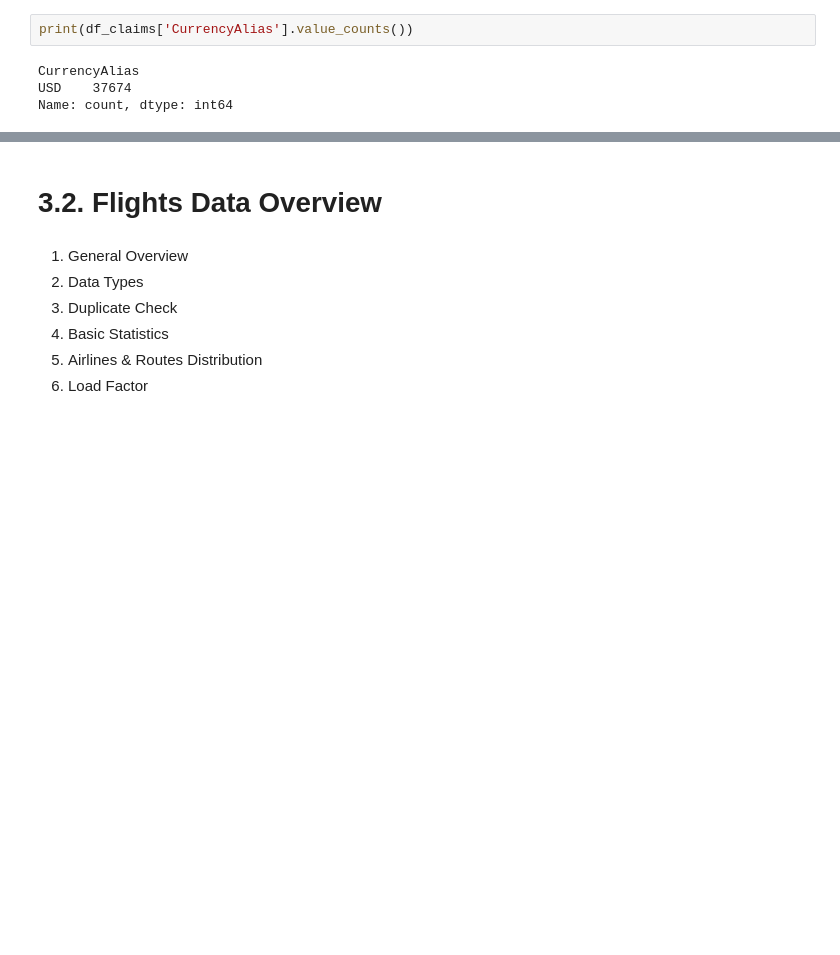
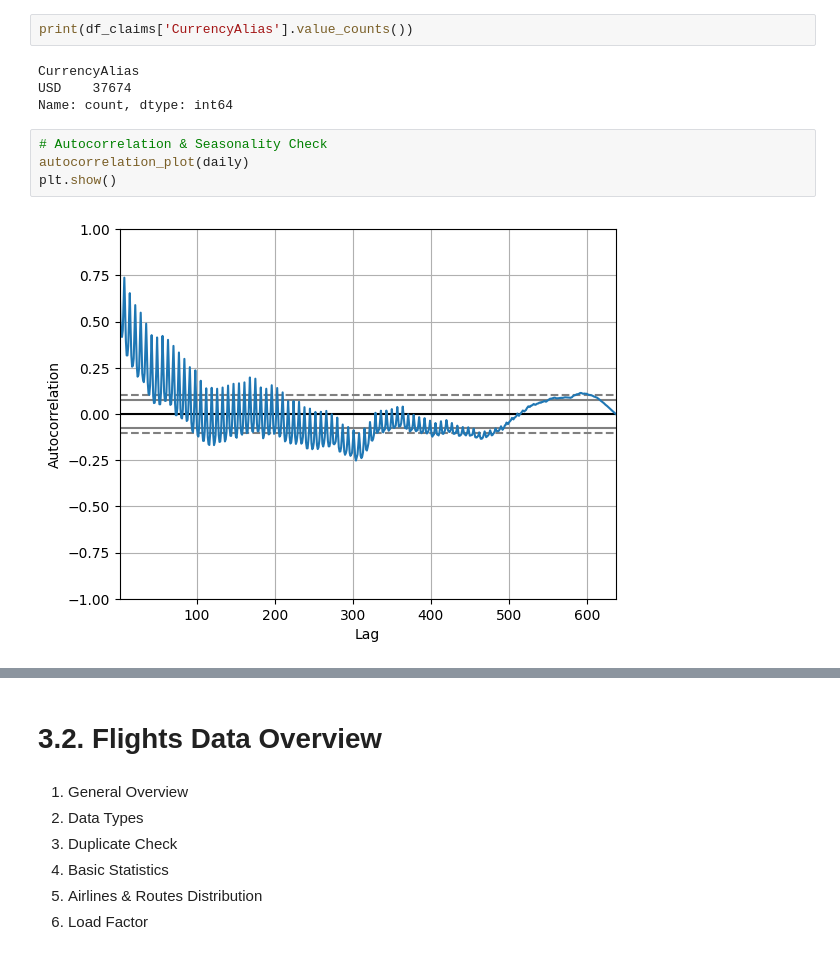
Before and after one commit to VildanaRazumova/thesis-demand-forecasting, a Jupyter notebook: thesis_notebook_final.ipynb, the cells around one changed output, grey strips where cells are left out. Saved outputs shown, nothing was run; the diff lists cells and outputs as text; blank space fills up the shorter version.

```diff
--- a/thesis_notebook_final.ipynb
+++ b/thesis_notebook_final.ipynb
@@ -277,3 +278,9 @@ print(df_claims['CurrencyAlias'].value_counts())
 CurrencyAlias
 USD    37674
 Name: count, dtype: int64
+# %%
+# Autocorrelation & Seasonality Check
+autocorrelation_plot(daily)
+plt.show()
+# %% [output]
+[figure, added]
```
Also changed, not shown: parts of 3 cells of this notebook.
